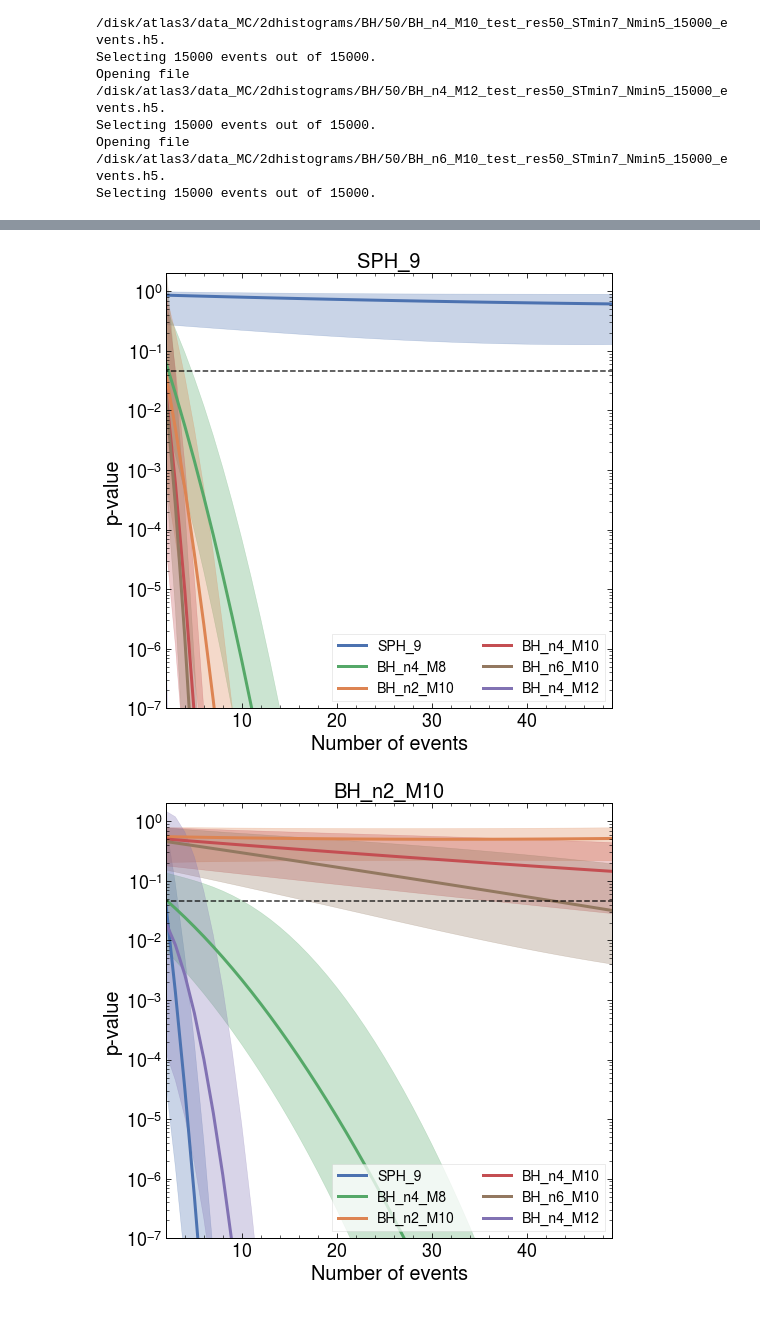
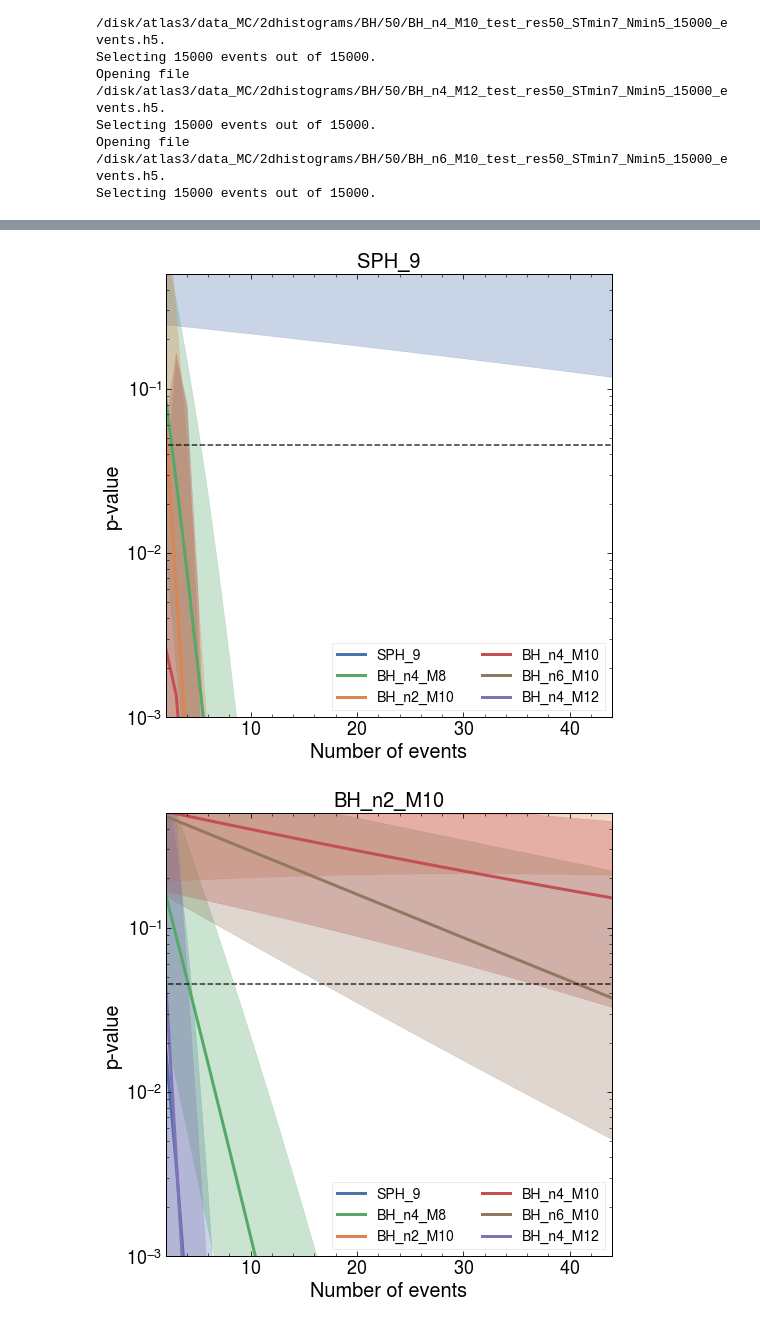
Before and after one commit to choisant/imcalML, a Jupyter notebook: notebooks/chi_squared_method.ipynb, the cells around one changed output, grey strips where cells are left out. Drawn from its saved outputs; the diff is of its cells as text; code cells hidden in the pictures.

Commit message:
New figures

```diff
--- a/notebooks/chi_squared_method.ipynb
+++ b/notebooks/chi_squared_method.ipynb
@@ -197,8 +199,8 @@ for i in range(CLASSES):
 n_theory = [np.array([((len(theory[theory["Predictions"]==i])/len(theory))) for i in range(CLASSES)]) for theory in datasets]
 # %%
 #Chi2 test
-def chi2(theory, data):
-    return(np.sum((data-theory)**2/(theory)))
+def chi2(n_theory, n_data):
+    return(np.sum((n_data-n_theory)**2/(n_theory)))
 
 def chi2_method_pearson(theory, data, classes, verbose=False):
 
@@ -302,8 +339,9 @@ for i in range(len(PLOT_LABELS)): #iterate over pseudodata
     ax[i%2][i//2].set_title(f"Pseudodata = {PLOT_LABELS[i]}")
 
     for j in range(len(PLOT_LABELS)): #iterate over theories
-        ax[i%2][i//2].plot(N_list, p_values_p[i][j], label=PLOT_LABELS[j], color=paper_colors[j], linewidth=3)
-        ax[i%2][i//2].fill_between(N_list, p_values_p[i][j] - err_down_values_p[j][i], p_values_p[i][j] + err_up_values_p[i][j], alpha=0.3, color=paper_colors[j])
+        k = PLOT_ORDER[j]
+        ax[i%2][i//2].plot(N_list, p_values_p[i][k], label=PLOT_LABELS[k], color=paper_colors[k], linewidth=3)
+        ax[i%2][i//2].fill_between(N_list, p_values_p[i][k] - err_down_values_p[i][k], p_values_p[i][k] + err_up_values_p[i][k], alpha=0.3, color=paper_colors[k])
 
 for axis in ax.reshape(-1):
     axis.set_yscale("log")
@@ -316,0 +355,7 @@ for axis in ax.reshape(-1):
+# %%
+j=0
+k=1
+print([((p_values_p[j][k][i]), N_list[i]) for i in range(len(N_list))])
+print([((err_up_values_p[j][k][i]), N_list[i]) for i in range(len(N_list))])
+print([(np.log10(err_down_values_p[j][k][i]), N_list[i]) for i in range(len(N_list))])
+print(PLOT_LABELS[j])
@@ -405,44 +425,47 @@ Particles in: BH_n6_M10, theory BH_n4_M12
 for i in range(len(PLOT_LABELS)): #iterate over pseudodata
 
     fig, ax = plt.subplots(ncols = 1, nrows=1, figsize=(8, 8))
     ax.set_title(f"{PLOT_LABELS[i]}")
 
     for j in range(len(PLOT_LABELS)): #iterate over theories
         k = PLOT_ORDER[j]
         y_vals = p_values_p[i][k]
-        x_vals = N_list[y_vals>0]
-        err_down = err_down_values_p[i][k][y_vals>0]
-        err_up = err_up_values_p[i][k][y_vals>0]
-        y_vals = y_vals[y_vals>0]
+        err_down = err_down_values_p[i][k]
+        y_lower = y_vals-err_down
+        x_vals = N_list[y_lower>0]
+        err_down = err_down_values_p[i][k][y_lower>0]
+        err_up = err_up_values_p[i][k][y_lower>0]
+        y_vals = y_vals[y_lower>0]
 
         if len(y_vals)>0:
-
             y_params, y_params_covariance = optimize.curve_fit(fit_func, x_vals, np.log(y_vals), p0=[0, 0, 0], method='dogbox')
-            err_down_params, err_down_params_covariance = optimize.curve_fit(fit_func, x_vals, np.log(err_down), p0=[0, 0, 0], method='dogbox')
-            err_up_params, err_up_params_covariance = optimize.curve_fit(fit_func, x_vals, np.log(err_up), p0=[0, 0, 0], method='dogbox')
+            err_down_params, err_down_params_covariance = optimize.curve_fit(fit_func, x_vals, np.log(y_vals-err_down), p0=[0, 0, 0], method='dogbox')
+            err_up_params, err_up_params_covariance = optimize.curve_fit(fit_func, x_vals, np.log(y_vals+err_up), p0=[0, 0, 0], method='dogbox')
+            #print(f"Particles in: {PLOT_LABELS[i]}, theory {PLOT_LABELS[k]}")
+            #print(y_params)
 
             fit_y_vals = np.exp(fit_func(x_vals, y_params[0], y_params[1], y_params[2]))
             fit_err_down = np.exp(fit_func(x_vals, err_down_params[0], err_down_params[1], err_down_params[2]))
             fit_err_up = np.exp(fit_func(x_vals, err_up_params[0], err_up_params[1], err_up_params[2]))
+            #print(fit_y_vals - fit_err_down)
 
-            #print(params)
-            #ax[i%2][i//2].scatter(x_vals, y_vals, label=PLOT_LABELS[j], color=paper_colors[j])
             ax.plot(x_vals, fit_y_vals, label=PLOT_LABELS[k], color=paper_colors[k], linewidth=3)
-            ax.fill_between(x_vals, fit_y_vals - fit_err_down, fit_y_vals + fit_err_up, alpha=0.3, color=paper_colors[k])
+            #ax[i%2][i//2].plot(x_vals, fit_err_down, label=PLOT_LABELS[k], color=paper_colors[k], linewidth=2, linestyle="--", alpha=0.8)
+            ax.fill_between(x_vals, fit_err_down, fit_err_up, alpha=0.3, color=paper_colors[k])
 
         else:
             ax.scatter(x_vals, y_vals, label=PLOT_LABELS[k], color=paper_colors[k])
 
     ax.set_yscale("log")
     ax.set_xlabel("Number of events")
     ax.set_ylabel("p-value")
     ax.set_xlim(2, N_max-1)
-    ax.set_ylim(10**(-7), 2)
+    ax.set_ylim(10**(-3), 0.5)
     ax.legend(loc=4, fontsize=14, ncol=2, frameon=True)
     excl_x = np.linspace(0, 50, 20)
     ax.plot(excl_x, [0.0455]*len(excl_x), color="black", linestyle="--", alpha=0.8)
 
-    fig.savefig(f"../results/figures/p_values_{PLOT_LABELS[i]}.pdf", format="pdf", bbox_inches='tight')
+    fig.savefig(f"../results/figures/{STATISTIC}_M_{M}_Ntest_{TEST_N_EVENTS}_p_values_{PLOT_LABELS[i]}.pdf", format="pdf", bbox_inches='tight')
 # %% [output]
-[figure, old version]
+[figure, new version]
-[figure, old version]
+[figure, new version]
```
Also changed, not shown: parts of 14 cells of this notebook, 45 other files.
